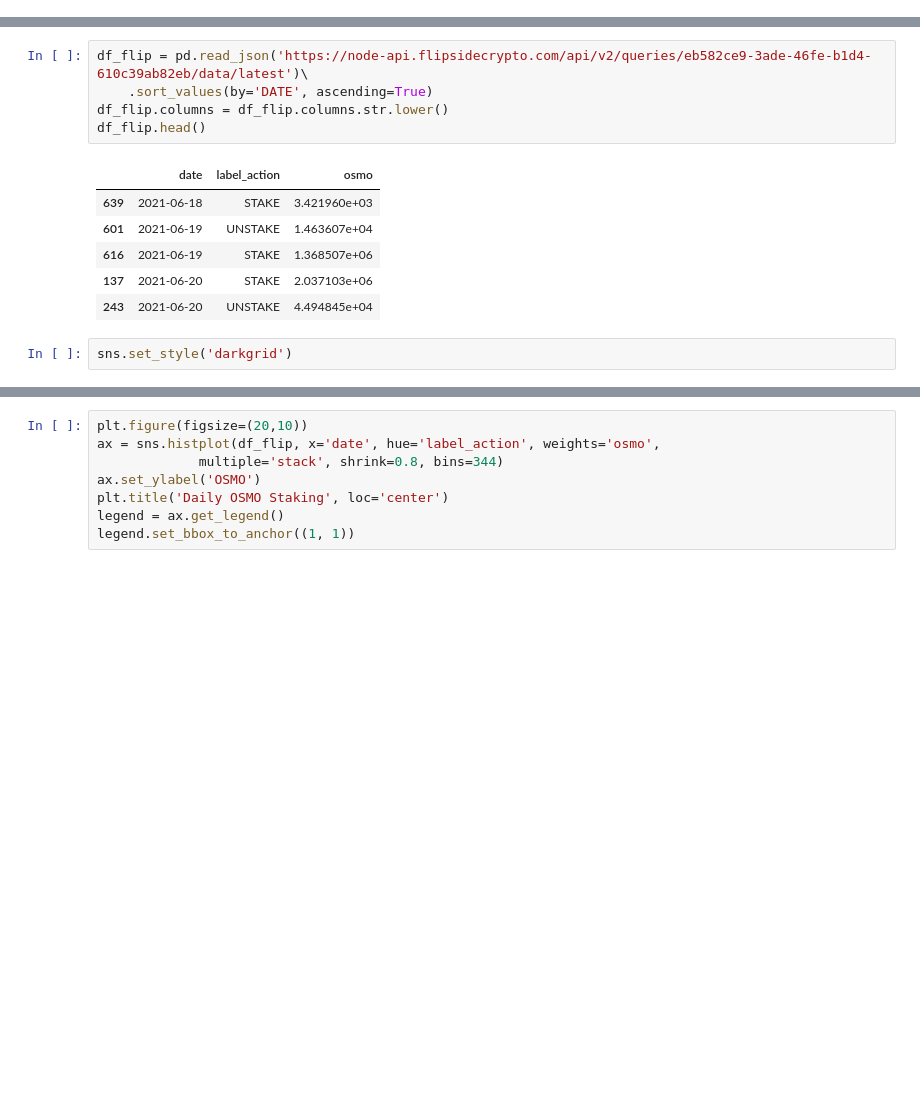
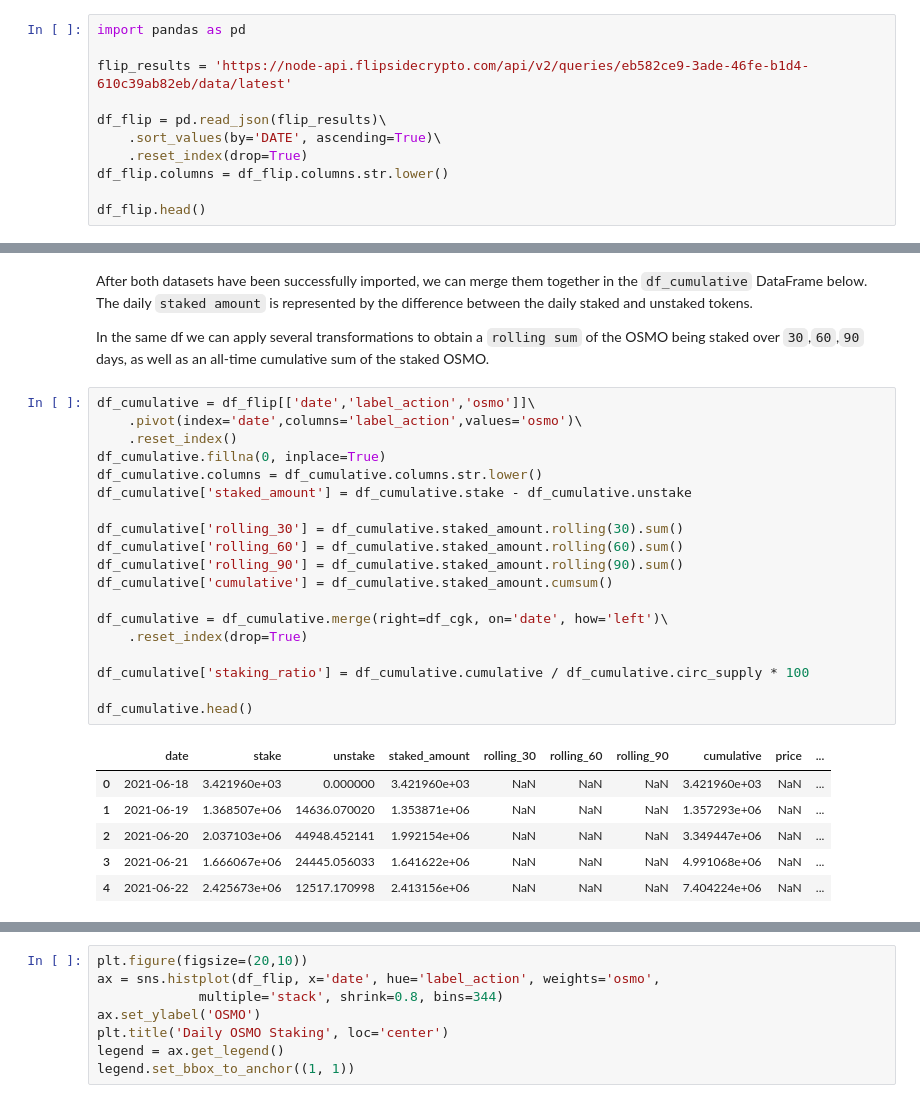
Before and after one commit to MeiLiing/flipside_bounties, a Jupyter notebook: osmosis_bounties/osmosis.ipynb, the cells around one changed output, grey strips where cells are left out. Cells and saved outputs as stored; diff of their text form; blank space fills up the shorter version.

```diff
--- a/osmosis_bounties/osmosis.ipynb
+++ b/osmosis_bounties/osmosis.ipynb
@@ -4,0 +59,11 @@ import seaborn as sns
+# %%
+import pandas as pd
+
+flip_results = 'https://node-api.flipsidecrypto.com/api/v2/queries/eb582ce9-3ade-46fe-b1d4-610c39ab82eb/data/latest'
+
+df_flip = pd.read_json(flip_results)\
+    .sort_values(by='DATE', ascending=True)\
+    .reset_index(drop=True)
+df_flip.columns = df_flip.columns.str.lower()
+
+df_flip.head()
@@ -55,14 +134,30 @@ df_cgk.head()
-# %%
-df_flip = pd.read_json('https://node-api.flipsidecrypto.com/api/v2/queries/eb582ce9-3ade-46fe-b1d4-610c39ab82eb/data/latest')\
-    .sort_values(by='DATE', ascending=True)
-df_flip.columns = df_flip.columns.str.lower()
-df_flip.head()
-# %% [output]
-|  | date | label_action | osmo |
-| 639 | 2021-06-18 | STAKE | 3.421960e+03 |
-| 601 | 2021-06-19 | UNSTAKE | 1.463607e+04 |
-| 616 | 2021-06-19 | STAKE | 1.368507e+06 |
-| 137 | 2021-06-20 | STAKE | 2.037103e+06 |
-| 243 | 2021-06-20 | UNSTAKE | 4.494845e+04 |
-# %%
-sns.set_style('darkgrid')
+# %% [markdown]
+After both datasets have been successfully imported, we can merge them together in the `df_cumulative` DataFrame below. The daily `staked amount` is represented by the difference between the daily staked and unstaked tokens.
+
+In the same df we can apply several transformations to obtain a `rolling sum` of the OSMO being staked over `30`,`60`,`90` days, as well as an all-time cumulative sum of the staked OSMO.
+# %%
+df_cumulative = df_flip[['date','label_action','osmo']]\
+    .pivot(index='date',columns='label_action',values='osmo')\
+    .reset_index()
+df_cumulative.fillna(0, inplace=True)
+df_cumulative.columns = df_cumulative.columns.str.lower()
+df_cumulative['staked_amount'] = df_cumulative.stake - df_cumulative.unstake
+
+df_cumulative['rolling_30'] = df_cumulative.staked_amount.rolling(30).sum()
+df_cumulative['rolling_60'] = df_cumulative.staked_amount.rolling(60).sum()
+df_cumulative['rolling_90'] = df_cumulative.staked_amount.rolling(90).sum()
+df_cumulative['cumulative'] = df_cumulative.staked_amount.cumsum()
+
+df_cumulative = df_cumulative.merge(right=df_cgk, on='date', how='left')\
+    .reset_index(drop=True)
+
+df_cumulative['staking_ratio'] = df_cumulative.cumulative / df_cumulative.circ_supply * 100
+
+df_cumulative.head()
+# %% [output]
+|  | date | stake | unstake | staked_amount | rolling_30 | rolling_60 | rolling_90 | cumulative | price | ... |
+| 0 | 2021-06-18 | 3.421960e+03 | 0.000000 | 3.421960e+03 | NaN | NaN | NaN | 3.421960e+03 | NaN | ... |
+| 1 | 2021-06-19 | 1.368507e+06 | 14636.070020 | 1.353871e+06 | NaN | NaN | NaN | 1.357293e+06 | NaN | ... |
+| 2 | 2021-06-20 | 2.037103e+06 | 44948.452141 | 1.992154e+06 | NaN | NaN | NaN | 3.349447e+06 | NaN | ... |
+| 3 | 2021-06-21 | 1.666067e+06 | 24445.056033 | 1.641622e+06 | NaN | NaN | NaN | 4.991068e+06 | NaN | ... |
+| 4 | 2021-06-22 | 2.425673e+06 | 12517.170998 | 2.413156e+06 | NaN | NaN | NaN | 7.404224e+06 | NaN | ... |
```
Also changed, not shown: parts of 14 cells of this notebook.
